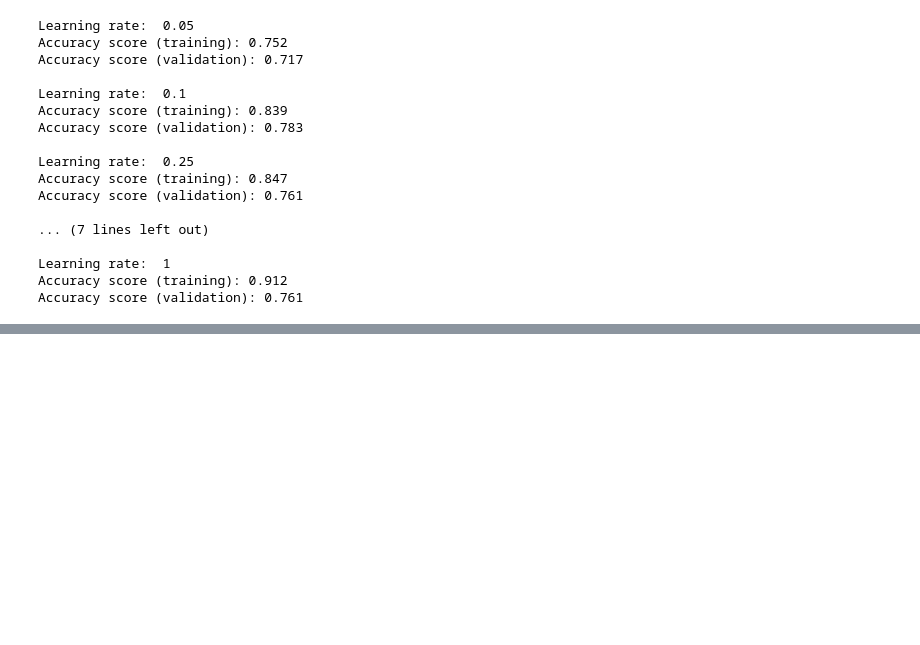
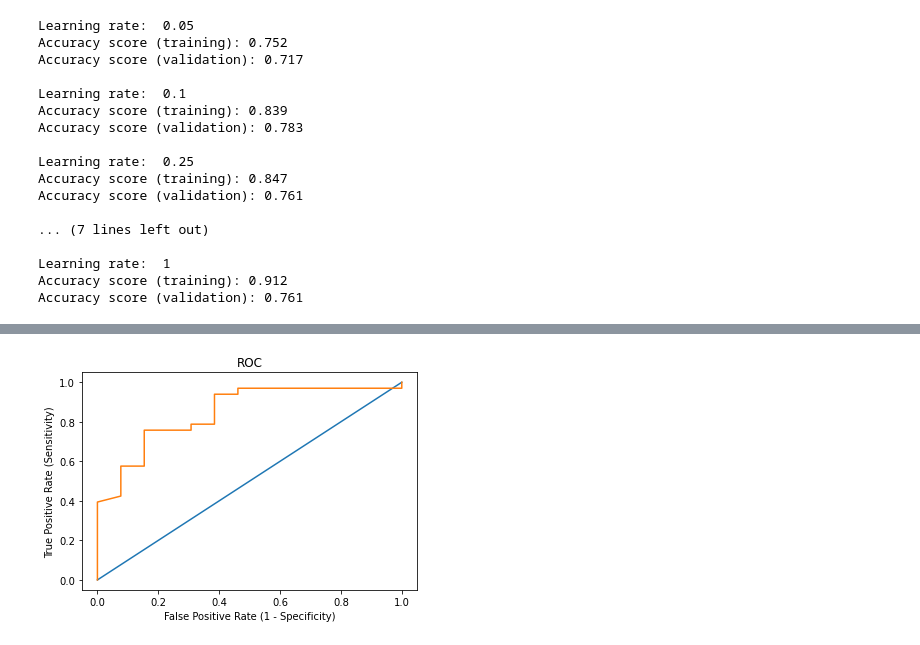
Before and after one commit to JasonCaldwellMBA/Gradient_Boosting-Titanic, a Jupyter notebook: Gradient Boosting Case Study.ipynb, the cells around one changed output, grey strips where cells are left out. Drawn from its saved outputs; the diff is of its cells as text; code cells hidden in the pictures; blank space fills up the shorter version.

```diff
--- a/Gradient Boosting Case Study.ipynb
+++ b/Gradient Boosting Case Study.ipynb
@@ -287,0 +291,7 @@ Accuracy score (validation): 0.761
+# %%
+gradient_boosting = GradientBoostingClassifier(learning_rate=0.1, random_state=123)
+gradient_boosting.fit(X_train, y_train)
+y_pred = gradient_boosting.predict(X_test)
+
+print(f"The confusion matrix:\n{confusion_matrix(y_test, y_pred)}")
+print(f"The classification report:\n{classification_report(y_test, y_pred)}")
@@ -287,0 +318,3 @@ Accuracy score (validation): 0.761
+# %%
+y_pred_prob = gradient_boosting.predict_proba(X_test)[:, 1]
+print(f"The Area Under the Curve is {round(roc_auc_score(y_test, y_pred_prob), 4)}.")
@@ -287,0 +362,10 @@ Accuracy score (validation): 0.761
+# %%
+fpr, tpr, thresholds = roc_curve(y_test, y_pred_prob)
+plt.plot([0, 1], [0, 1])
+plt.plot(fpr, tpr)
+plt.xlabel("False Positive Rate (1 - Specificity)")
+plt.ylabel("True Positive Rate (Sensitivity)")
+plt.title("ROC")
+plt.show()
+# %% [output]
+[figure, added]
```
Also changed, not shown: parts of 8 cells of this notebook.
